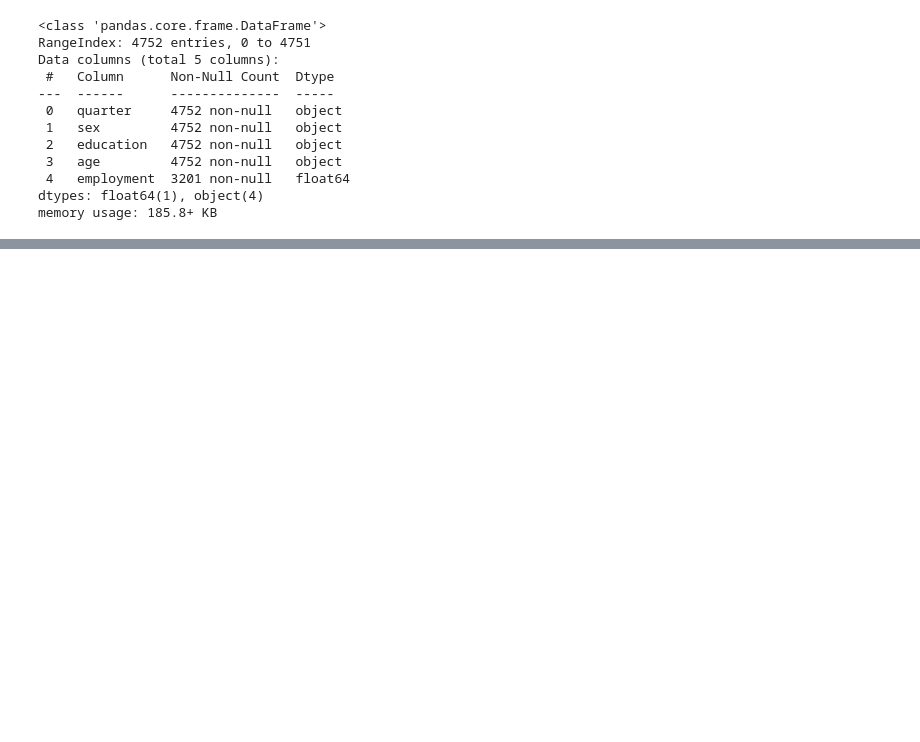
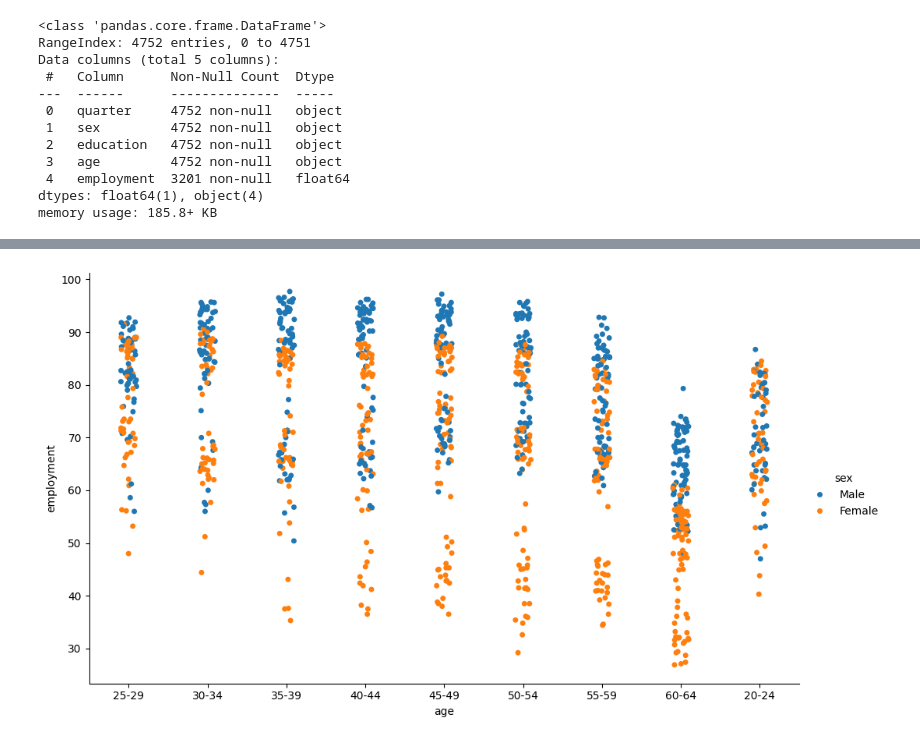
Before and after one commit to AntonSchreiber/EDA_employment_rate, a Jupyter notebook: EDA.ipynb, the cells around one changed output, grey strips where cells are left out. Saved outputs shown, nothing was run; the diff lists cells and outputs as text; code cells hidden in the pictures; blank space fills up the shorter version.

```diff
--- a/EDA.ipynb
+++ b/EDA.ipynb
@@ -73,0 +253,5 @@ NameError: name 'sns' is not defined
+# %%
+sns.catplot(data=df, x="age", y="employment", hue="sex", height=6, aspect=10/6)
+plt.show()
+# %% [output]
+[figure, added]
```
Also changed, not shown: parts of 27 cells of this notebook.
